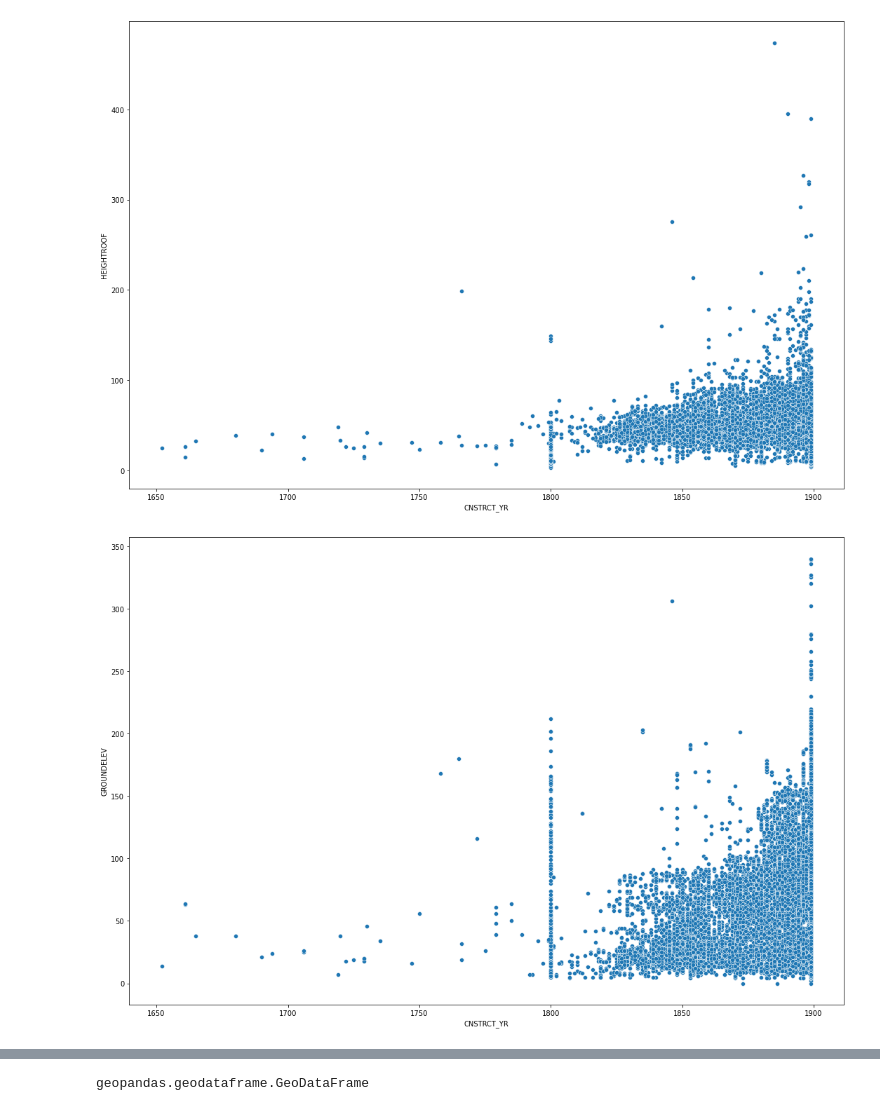
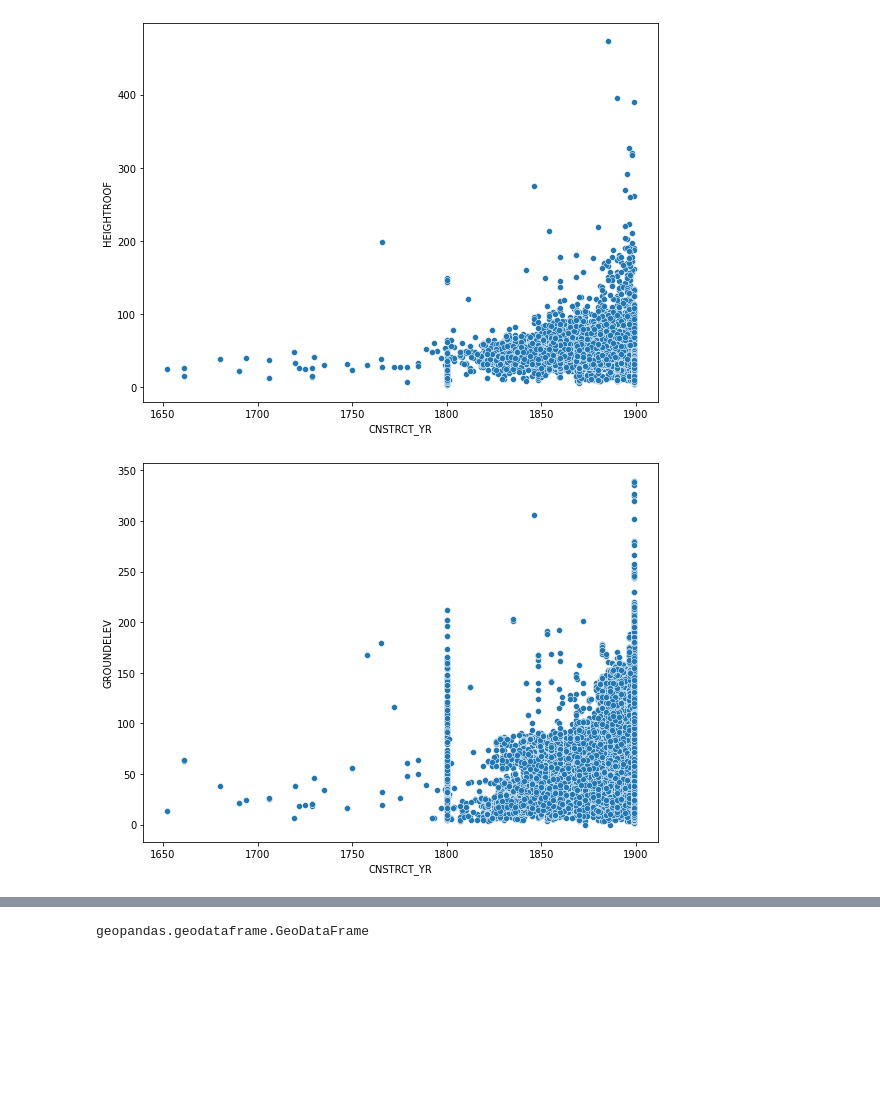
Before and after one commit to mebauer/data-analysis-using-python, a Jupyter notebook: mybinder-examples/examples.ipynb, the cells around one changed output, grey strips where cells are left out. Saved outputs shown, nothing was run; the diff lists cells and outputs as text; code cells hidden in the pictures; blank space fills up the shorter version.

```diff
--- a/mybinder-examples/examples.ipynb
+++ b/mybinder-examples/examples.ipynb
@@ -103,0 +35,5 @@ pandas.core.frame.DataFrame
+# %%
+bldgs_before_1900 = pd.read_csv('bldgs-before-1900.csv')
+
+print(bldgs_before_1900.shape)
+bldgs_before_1900.head()
@@ -313,16 +107,22 @@ plt.tight_layout()
 # %%
-plt.figure(figsize=(15,10))
-sns.scatterplot(x=bldgs_before_1990['CNSTRCT_YR'],
-                y=bldgs_before_1990['HEIGHTROOF'])
+fig, ax = plt.subplots(figsize=(8, 6))
+
+sns.scatterplot(
+    x=bldgs_before_1900['CNSTRCT_YR'],
+    y=bldgs_before_1900['HEIGHTROOF']
+)
 
 plt.tight_layout()
 # %% [output]
-[figure, old version]
+[figure, new version]
 # %%
-plt.figure(figsize=(15,10))
-sns.scatterplot(x=bldgs_before_1990['CNSTRCT_YR'],
-                y=bldgs_before_1990['GROUNDELEV'])
+fig, ax = plt.subplots(figsize=(8, 6))
+
+sns.scatterplot(
+    x=bldgs_before_1900['CNSTRCT_YR'],
+    y=bldgs_before_1900['GROUNDELEV']
+)
 
 plt.tight_layout()
 # %% [output]
-[figure, old version]
+[figure, new version]
```
Also changed, not shown: parts of 51 cells of this notebook, 4 other files.
